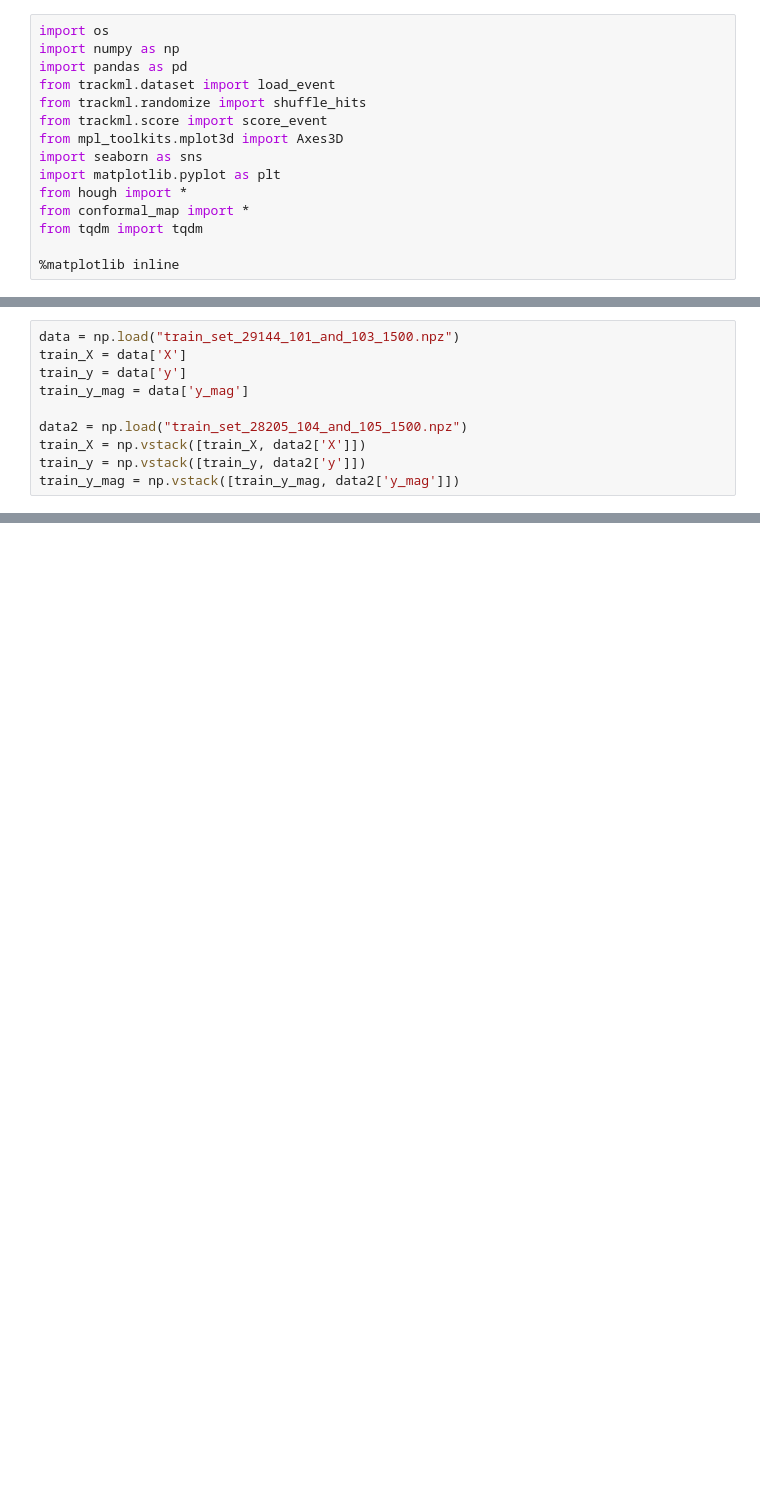
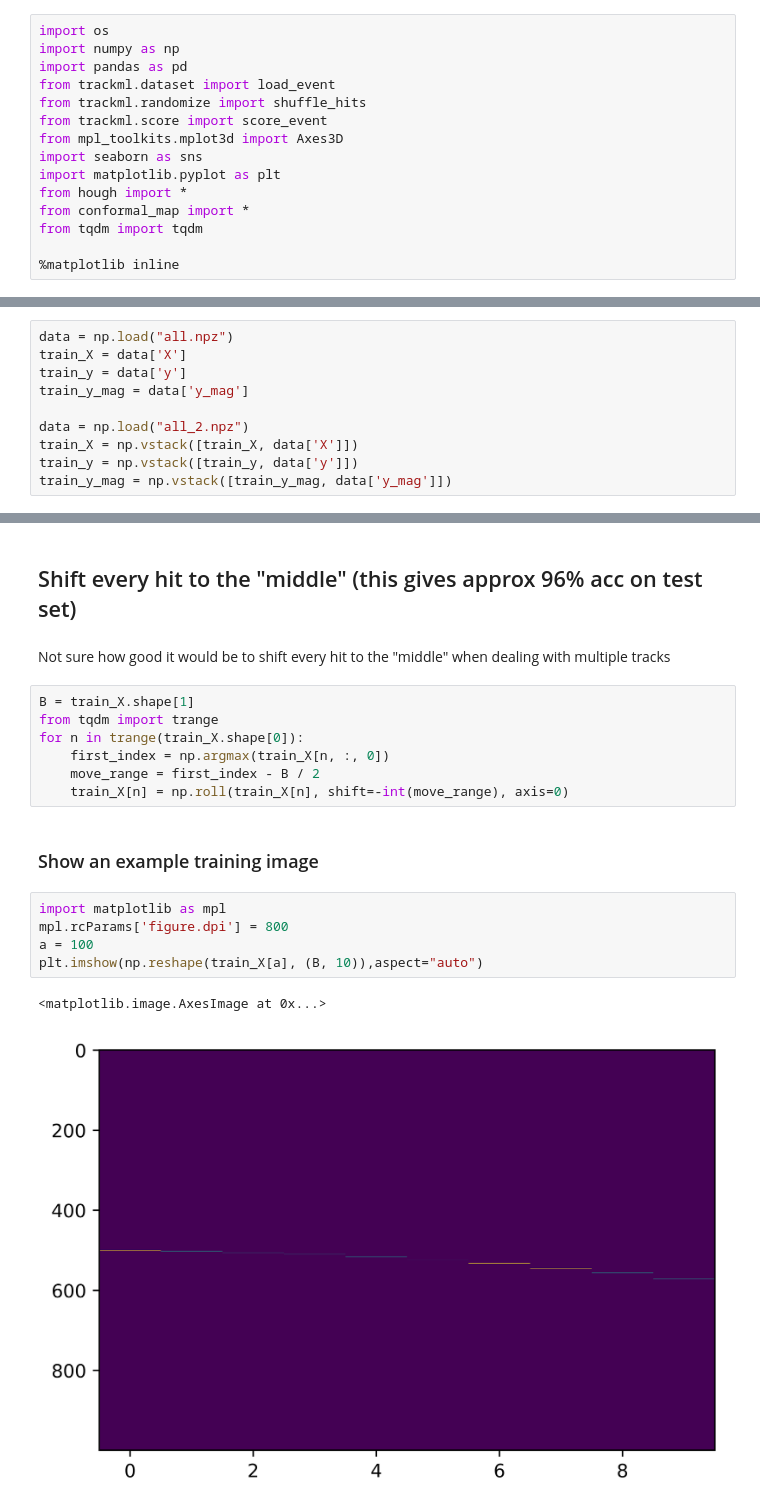
Before and after one commit to MaxHolmberg96/track-estimation-ML, a Jupyter notebook: ml-bin.ipynb, the cells around one changed output, grey strips where cells are left out. Cells and saved outputs as stored; diff of their text form; blank space fills up the shorter version.

```diff
--- a/ml-bin.ipynb
+++ b/ml-bin.ipynb
@@ -30,10 +32,10 @@ plt.show()
 # %%
-data = np.load("train_set_29144_101_and_103_1500.npz")
+data = np.load("all.npz")
 train_X = data['X']
 train_y = data['y']
 train_y_mag = data['y_mag']
 
-data2 = np.load("train_set_28205_104_and_105_1500.npz")
-train_X = np.vstack([train_X, data2['X']])
-train_y = np.vstack([train_y, data2['y']])
-train_y_mag = np.vstack([train_y_mag, data2['y_mag']])
+data = np.load("all_2.npz")
+train_X = np.vstack([train_X, data['X']])
+train_y = np.vstack([train_y, data['y']])
+train_y_mag = np.vstack([train_y_mag, data['y_mag']])
@@ -44,0 +44,21 @@ test_y = data3['y_test']
+# %% [markdown]
+## Shift every hit to the "middle" (this gives approx 96% acc on test set)
+# %% [markdown]
+Not sure how good it would be to shift every hit to the "middle" when dealing with multiple tracks
+# %%
+B = train_X.shape[1]
+from tqdm import trange
+for n in trange(train_X.shape[0]):
+    first_index = np.argmax(train_X[n, :, 0])
+    move_range = first_index - B / 2
+    train_X[n] = np.roll(train_X[n], shift=-int(move_range), axis=0)
+# %% [markdown]
+### Show an example training image
+# %%
+import matplotlib as mpl
+mpl.rcParams['figure.dpi'] = 800
+a = 100
+plt.imshow(np.reshape(train_X[a], (B, 10)),aspect="auto")
+# %% [output]
+<matplotlib.image.AxesImage at 0x...>
+[figure, added]
```
Also changed, not shown: parts of 14 cells of this notebook, 1 other file.
